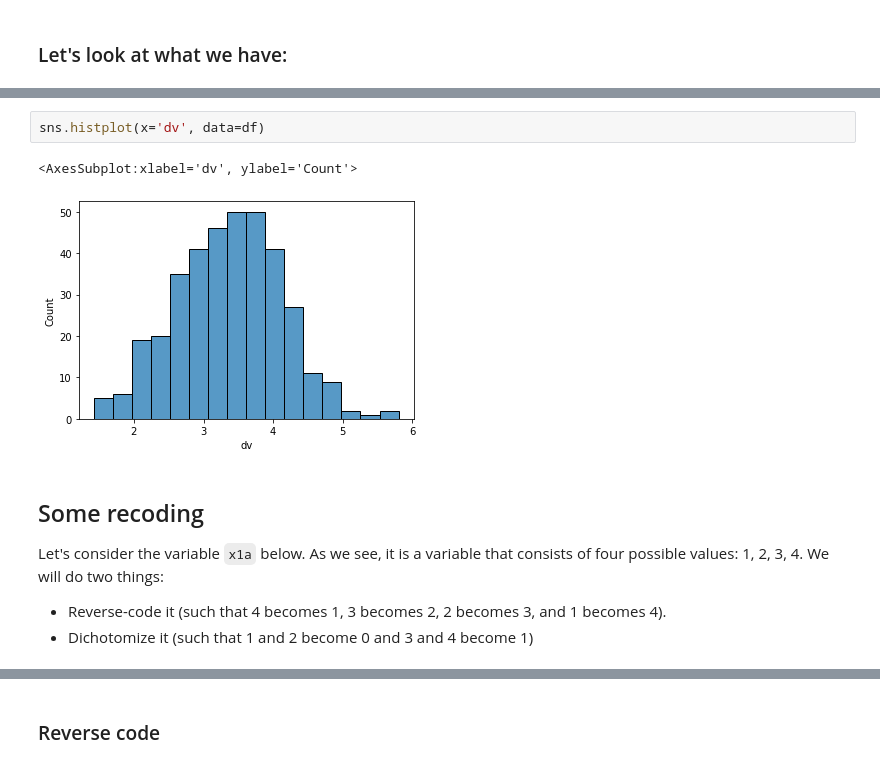
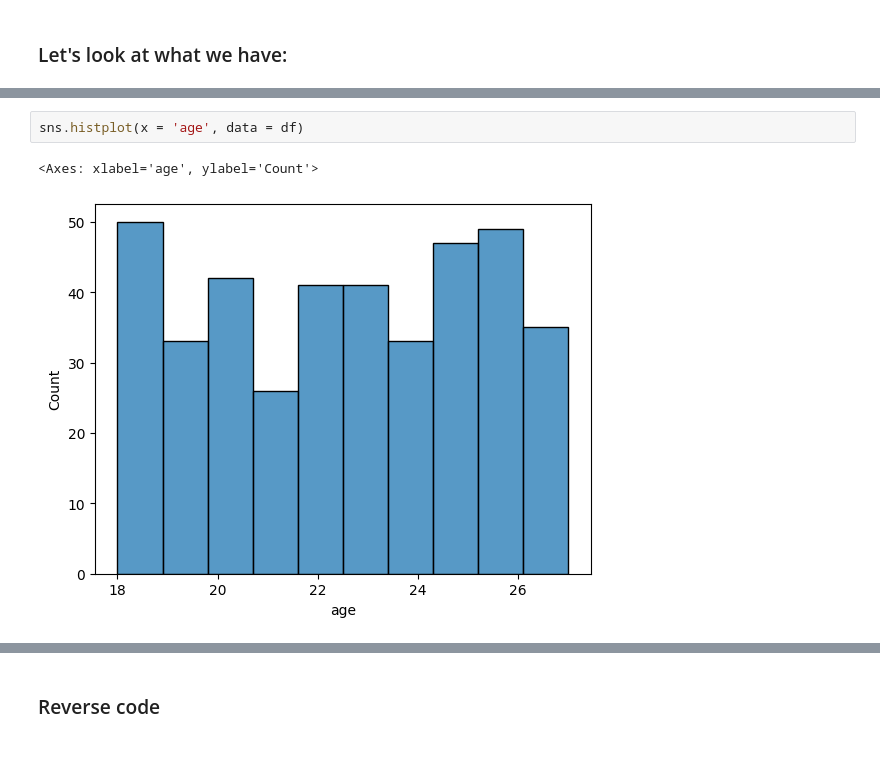
Before and after one commit to uvacw/teaching-ds-rp, a Jupyter notebook: week3/analyzing-experiments.ipynb, the cells around one changed output, grey strips where cells are left out. Drawn from its saved outputs; the diff is of its cells as text.

```diff
--- a/week3/analyzing-experiments.ipynb
+++ b/week3/analyzing-experiments.ipynb
@@ -106,11 +83,5 @@ sns.countplot(x='age', data=df)
 # %%
-sns.histplot(x='dv', data=df)
+sns.histplot(x = 'age', data = df)
 # %% [output]
-<AxesSubplot:xlabel='dv', ylabel='Count'>
+<Axes: xlabel='age', ylabel='Count'>
-[figure, old version]
+[figure, new version]
-# %% [markdown]
-## Some recoding
-
-Let's consider the variable `x1a` below. As we see, it is a variable that consists of four possible values: 1, 2, 3, 4. We will do two things:
-- Reverse-code it (such that 4 becomes 1, 3 becomes 2, 2 becomes 3, and 1 becomes 4).
-- Dichotomize it (such that 1 and 2 become 0 and 3 and 4 become 1)
```
Also changed, not shown: parts of 66 cells of this notebook, 4 other files.
